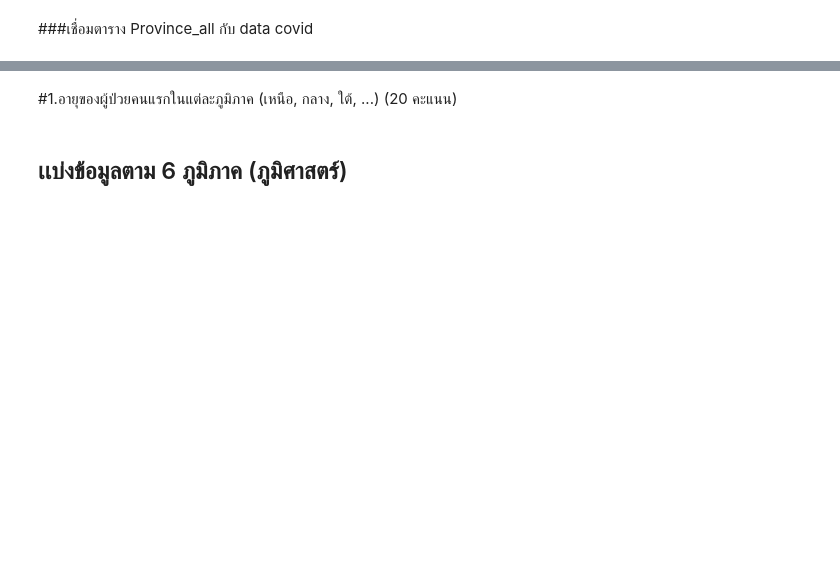
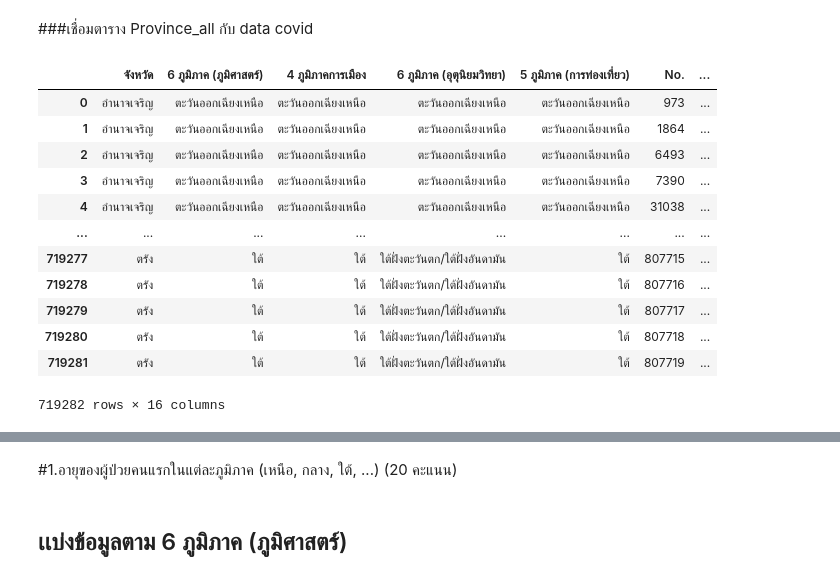
Before and after one commit to nichakornchaisuwan/data_viz_2022, a Jupyter notebook: BasicPython&DataViz_midterm2022.ipynb, the cells around one changed output, grey strips where cells are left out. Saved outputs shown, nothing was run; the diff lists cells and outputs as text; code cells hidden in the pictures; blank space fills up the shorter version.

```diff
--- a/BasicPython&DataViz_midterm2022.ipynb
+++ b/BasicPython&DataViz_midterm2022.ipynb
@@ -360,0 +399,3 @@ data_covid_3
+# %%
+data_covid_4=data_covid_3.fillna(value ={ 'Unit' : 'ปี'})
+data_covid_4
@@ -360,0 +431,3 @@ data_covid_3
+# %%
+data_covid_5=data_covid_4.fillna(value ={ 'nationality' : 'ไม่ระบุ','province_of_isolation' : 'ไม่ระบุ','province_of_onset' : 'ไม่ระบุ','district_of_onset':'ไม่ระบุ'})
+data_covid_5
@@ -360,0 +468,3 @@ data_covid_3
+# %%
+data_covid_6=data_covid_5.fillna(value ={ 'risk' : 'สัมผัสใกล้ชิดกับผู้ป่วยยืนยันรายก่อนหน้านี้'})
+data_covid_6
@@ -361,5 +500,21 @@ data_covid_3
+# %%
+data_covid_all = data_covid_6
 # %% [markdown]
 ###เชื่อมตาราง Province_all กับ data covid
 # %%
-personalcovid_data = data_covid.merge(province_all,how='left',left_on='province_of_onset',right_on='จังหวัด')
+personalcovid_data = province_all.merge(data_covid_all,how='left',left_on='จังหวัด',right_on='province_of_onset')
 personalcovid_data
+# %% [output]
+|  | จังหวัด | 6 ภูมิภาค (ภูมิศาสตร์) | 4 ภูมิภาคการเมือง | 6 ภูมิภาค (อุตุนิยมวิทยา) | 5 ภูมิภาค (การท่องเที่ยว) | No. | ... |
+| 0 | อำนาจเจริญ | ตะวันออกเฉียงเหนือ | ตะวันออกเฉียงเหนือ | ตะวันออกเฉียงเหนือ | ตะวันออกเฉียงเหนือ | 973 | ... |
+| 1 | อำนาจเจริญ | ตะวันออกเฉียงเหนือ | ตะวันออกเฉียงเหนือ | ตะวันออกเฉียงเหนือ | ตะวันออกเฉียงเหนือ | 1864 | ... |
+| 2 | อำนาจเจริญ | ตะวันออกเฉียงเหนือ | ตะวันออกเฉียงเหนือ | ตะวันออกเฉียงเหนือ | ตะวันออกเฉียงเหนือ | 6493 | ... |
+| 3 | อำนาจเจริญ | ตะวันออกเฉียงเหนือ | ตะวันออกเฉียงเหนือ | ตะวันออกเฉียงเหนือ | ตะวันออกเฉียงเหนือ | 7390 | ... |
+| 4 | อำนาจเจริญ | ตะวันออกเฉียงเหนือ | ตะวันออกเฉียงเหนือ | ตะวันออกเฉียงเหนือ | ตะวันออกเฉียงเหนือ | 31038 | ... |
+| ... | ... | ... | ... | ... | ... | ... | ... |
+| 719277 | ตรัง | ใต้ | ใต้ | ใต้ฝั่งตะวันตก/ใต้ฝั่งอันดามัน | ใต้ | 807715 | ... |
+| 719278 | ตรัง | ใต้ | ใต้ | ใต้ฝั่งตะวันตก/ใต้ฝั่งอันดามัน | ใต้ | 807716 | ... |
+| 719279 | ตรัง | ใต้ | ใต้ | ใต้ฝั่งตะวันตก/ใต้ฝั่งอันดามัน | ใต้ | 807717 | ... |
+| 719280 | ตรัง | ใต้ | ใต้ | ใต้ฝั่งตะวันตก/ใต้ฝั่งอันดามัน | ใต้ | 807718 | ... |
+| 719281 | ตรัง | ใต้ | ใต้ | ใต้ฝั่งตะวันตก/ใต้ฝั่งอันดามัน | ใต้ | 807719 | ... |
+719282 rows × 16 columns
```
Also changed, not shown: parts of 40 cells of this notebook.
